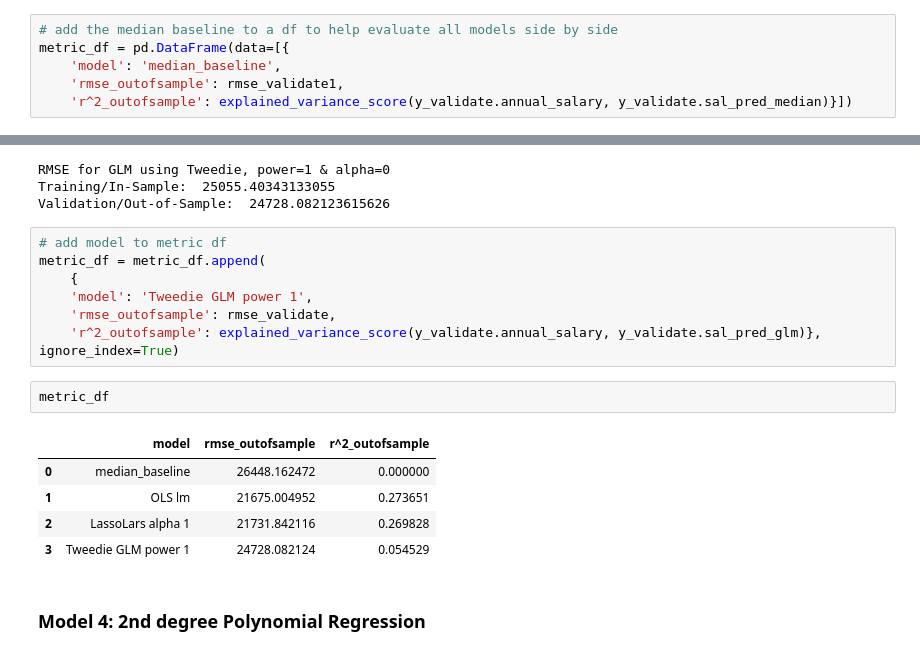
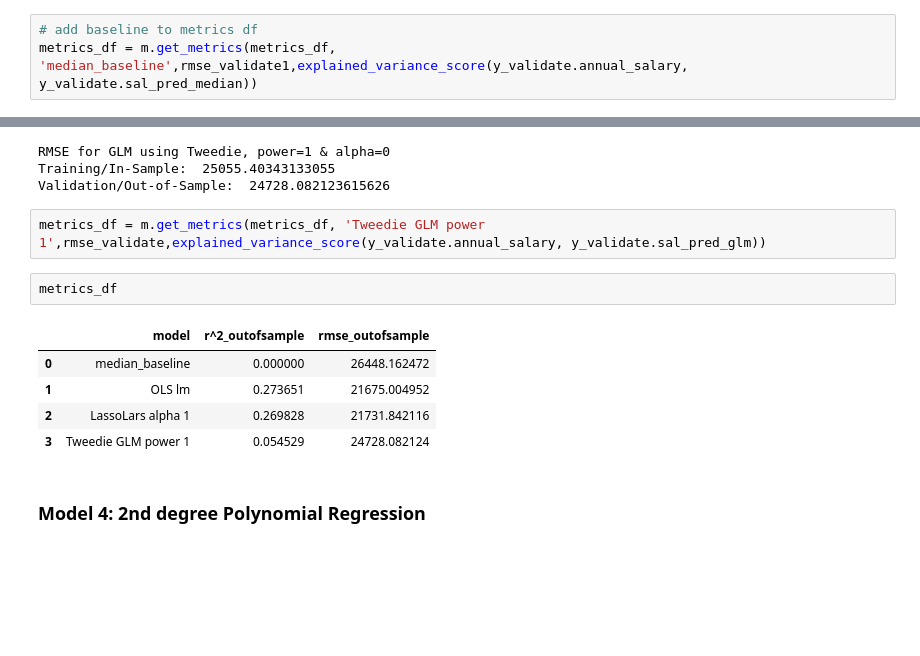
Before and after one commit to Texas-Government-Employee-Salaries/Predicting-Salaries, a Jupyter notebook: final_notebook.ipynb, the cells around one changed output, grey strips where cells are left out. Drawn from its saved outputs; the diff is of its cells as text; blank space fills up the shorter version.

```diff
--- a/final_notebook.ipynb
+++ b/final_notebook.ipynb
@@ -1108,6 +1112,3 @@ Validate/Out-of-Sample:  26448.16247
 # %%
-# add the median baseline to a df to help evaluate all models side by side
-metric_df = pd.DataFrame(data=[{
-    'model': 'median_baseline',
-    'rmse_outofsample': rmse_validate1,
-    'r^2_outofsample': explained_variance_score(y_validate.annual_salary, y_validate.sal_pred_median)}])
+# add baseline to metrics df
+metrics_df = m.get_metrics(metrics_df, 'median_baseline',rmse_validate1,explained_variance_score(y_validate.annual_salary, y_validate.sal_pred_median))
@@ -1266,20 +1275,15 @@ RMSE for GLM using Tweedie, power=1 & alpha=0
 Training/In-Sample:  25055.40343133055
 Validation/Out-of-Sample:  24728.082123615626
 # %%
-# add model to metric df
-metric_df = metric_df.append(
-    {
-    'model': 'Tweedie GLM power 1',
-    'rmse_outofsample': rmse_validate,
-    'r^2_outofsample': explained_variance_score(y_validate.annual_salary, y_validate.sal_pred_glm)}, ignore_index=True)
+metrics_df = m.get_metrics(metrics_df, 'Tweedie GLM power 1',rmse_validate,explained_variance_score(y_validate.annual_salary, y_validate.sal_pred_glm))
-# %%
-metric_df
-# %% [output]
-|  | model | rmse_outofsample | r^2_outofsample |
-| 0 | median_baseline | 26448.162472 | 0.000000 |
-| 1 | OLS lm | 21675.004952 | 0.273651 |
-| 2 | LassoLars alpha 1 | 21731.842116 | 0.269828 |
-| 3 | Tweedie GLM power 1 | 24728.082124 | 0.054529 |
+# %%
+metrics_df
+# %% [output]
+|  | model | r^2_outofsample | rmse_outofsample |
+| 0 | median_baseline | 0.000000 | 26448.162472 |
+| 1 | OLS lm | 0.273651 | 21675.004952 |
+| 2 | LassoLars alpha 1 | 0.269828 | 21731.842116 |
+| 3 | Tweedie GLM power 1 | 0.054529 | 24728.082124 |
 # %% [markdown]
 ### Model 4: 2nd degree Polynomial Regression
 # %%
```
Also changed, not shown: parts of 15 cells of this notebook.
